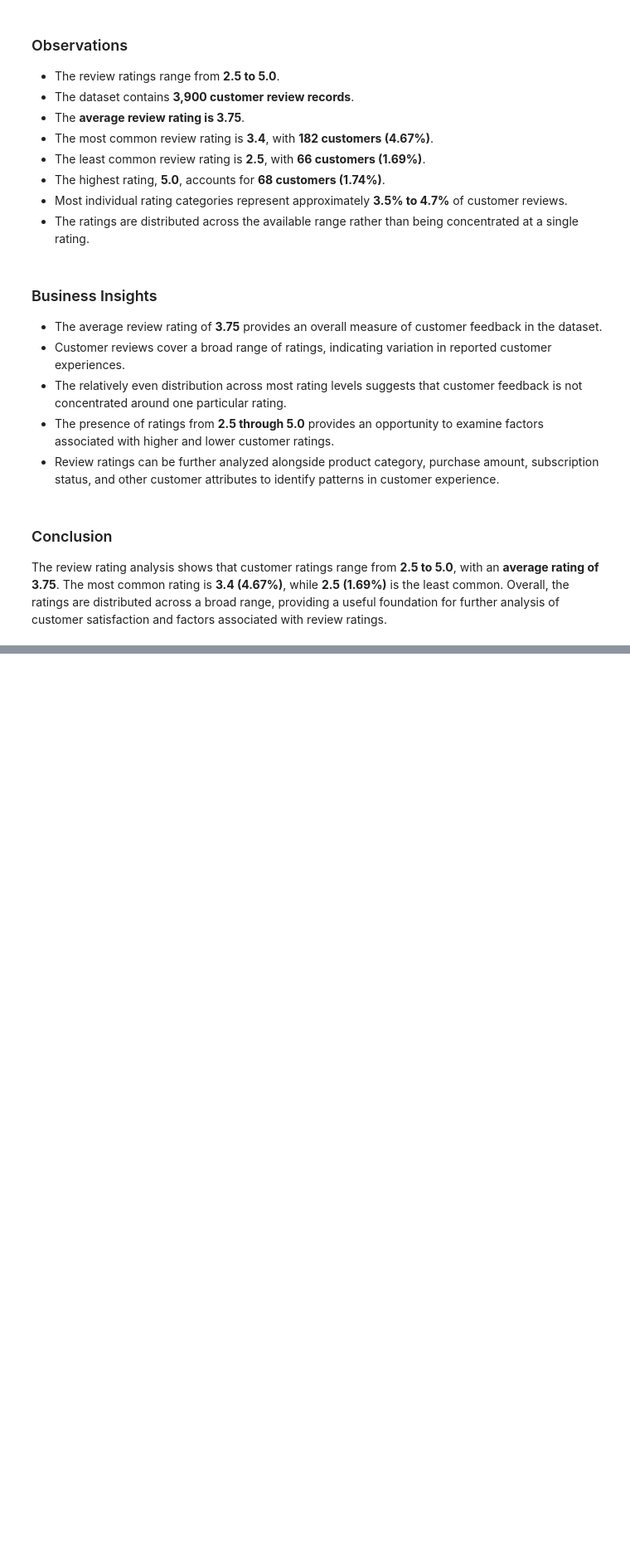
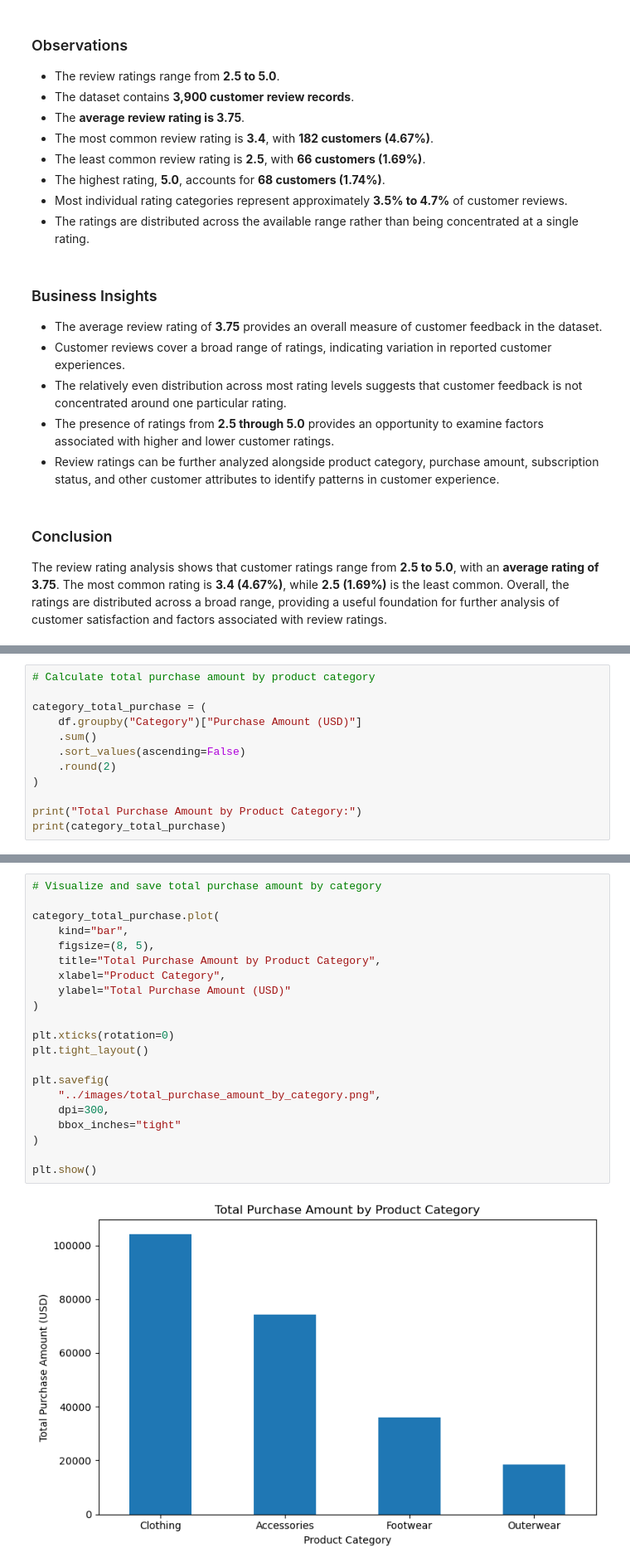
Before and after one commit to kalaranjani-a/customer-shopping-behavior-analysis, a Jupyter notebook: notebooks/customer_shopping_analysis.ipynb, the cells around one changed output, grey strips where cells are left out. Shown at 83% size. Cells and saved outputs as stored; diff of their text form; blank space fills up the shorter version.

```diff
--- a/notebooks/customer_shopping_analysis.ipynb
+++ b/notebooks/customer_shopping_analysis.ipynb
@@ -2245,0 +2331,12 @@ The review rating analysis shows that customer ratings range from **2.5 to 5.0**
+# %%
+# Calculate total purchase amount by product category
+
+category_total_purchase = (
+    df.groupby("Category")["Purchase Amount (USD)"]
+    .sum()
+    .sort_values(ascending=False)
+    .round(2)
+)
+
+print("Total Purchase Amount by Product Category:")
+print(category_total_purchase)
@@ -2245,0 +2371,23 @@ The review rating analysis shows that customer ratings range from **2.5 to 5.0**
+# %%
+# Visualize and save total purchase amount by category
+
+category_total_purchase.plot(
+    kind="bar",
+    figsize=(8, 5),
+    title="Total Purchase Amount by Product Category",
+    xlabel="Product Category",
+    ylabel="Total Purchase Amount (USD)"
+)
+
+plt.xticks(rotation=0)
+plt.tight_layout()
+
+plt.savefig(
+    "../images/total_purchase_amount_by_category.png",
+    dpi=300,
+    bbox_inches="tight"
+)
+
+plt.show()
+# %% [output]
+[figure, added]
```
Also changed, not shown: parts of 42 cells of this notebook, 6 other files.
